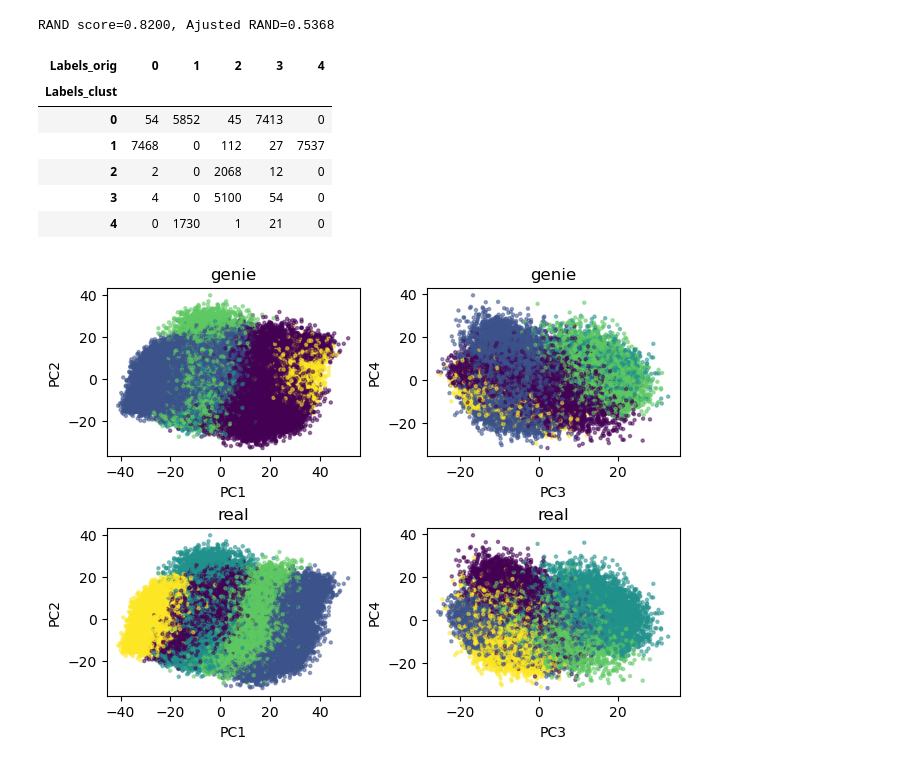
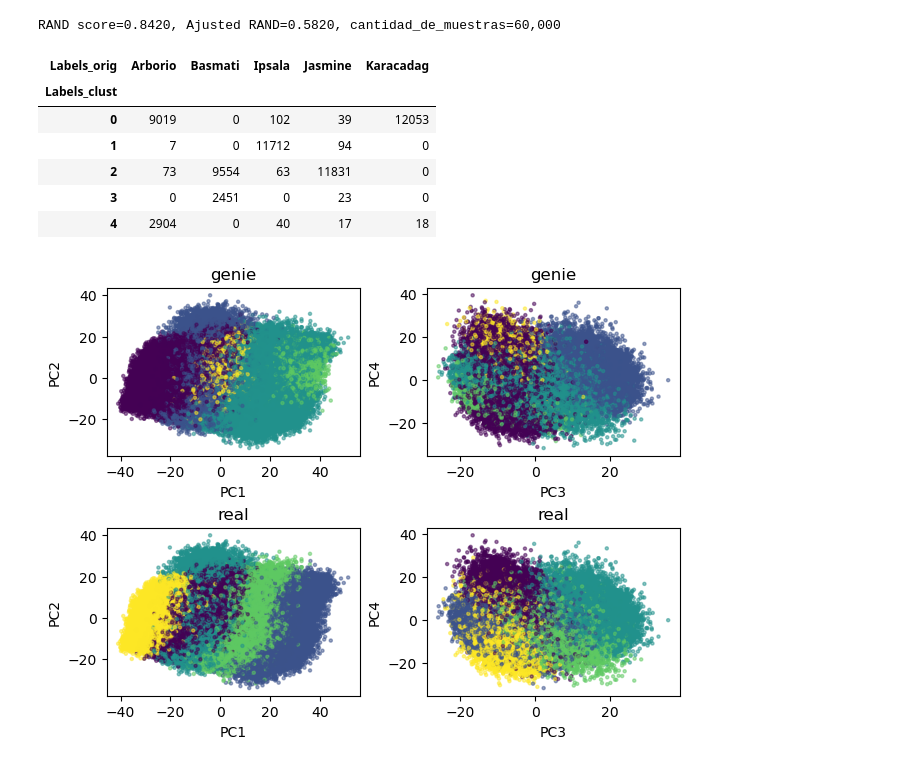
Before and after one commit to Ignacio-Ibarra/unsupervised-rice-image-segmentation, a Jupyter notebook: hierachical_clust.ipynb, the cells around one changed output. Cells and saved outputs as stored; diff of their text form; code cells hidden in the pictures.

```diff
--- a/hierachical_clust.ipynb
+++ b/hierachical_clust.ipynb
@@ -106,5 +108,16 @@ Text(0, 0.5, 'Var. explicada (%)')
 # %%
 # divido dataset hay que considerar el tamaño según el método porque algunos toman mucho tiempo
 
+
+# como están ordenadas por clase voy a hacer una lista con las etiquetas ahora antes de mezclarlas
+clases_dict = {0:'Arborio', 1:'Basmati', 2:'Ipsala', 3:'Jasmine', 4:'Karacadag'}
+lista_clases = ([0]*15000 + [1]*15000 + [2]*15000 + [3]*15000 + [4]*15000)
+
+
 # separo en train_test y validación con sus respectivas etiquetas y los mezclo
-X_train_test, X_val, y_train_test, y_val = sk.model_selection.train_test_split(x, lista_clases, test_size=0.5, random_state=42)
+X_train_test, X_val, y_train_test, y_val = sk.model_selection.train_test_split(x, lista_clases, test_size=0.2, random_state=42)
+
+
+
+pd.Series(y_train_test).map(clases_dict).value_counts()
+org_lab = pd.Series(y_train_test).map(clases_dict)
@@ -132,22 +147,22 @@ RAND score=0.8132, Ajusted RAND=0.4194
 # %%
 # aplico genieclust (mejora la clasificación con más datos)
 
 g = genieclust.Genie(n_clusters=5)
 labels_genie = g.fit_predict(X_train_test)
 
 
 grafico_evaluacion(X_train_test, y_train_test, labels_genie , nom_test='genie')
-cross_tab(y_train_test, labels_genie)
+cross_tab(org_lab, labels_genie)
 # %% [output]
-RAND score=0.8200, Ajusted RAND=0.5368
+RAND score=0.8420, Ajusted RAND=0.5820, cantidad_de_muestras=60,000
-| Labels_orig | 0 | 1 | 2 | 3 | 4 |
+| Labels_orig | Arborio | Basmati | Ipsala | Jasmine | Karacadag |
 | Labels_clust |  |  |  |  |  |
-| 0 | 54 | 5852 | 45 | 7413 | 0 |
-| 1 | 7468 | 0 | 112 | 27 | 7537 |
-| 2 | 2 | 0 | 2068 | 12 | 0 |
-| 3 | 4 | 0 | 5100 | 54 | 0 |
-| 4 | 0 | 1730 | 1 | 21 | 0 |
+| 0 | 9019 | 0 | 102 | 39 | 12053 |
+| 1 | 7 | 0 | 11712 | 94 | 0 |
+| 2 | 73 | 9554 | 63 | 11831 | 0 |
+| 3 | 0 | 2451 | 0 | 23 | 0 |
+| 4 | 2904 | 0 | 40 | 17 | 18 |
-[figure, old version]
+[figure, new version]
 # %%
 # calculo distancias gower
 # TARDA MUCHO, OJO CON LA CANTIDAD DE DATOS
```
Also changed, not shown: parts of 6 cells of this notebook.
